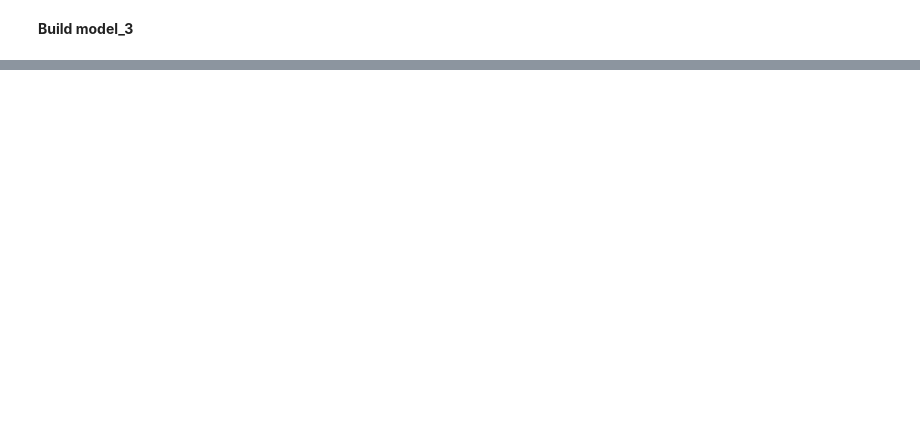
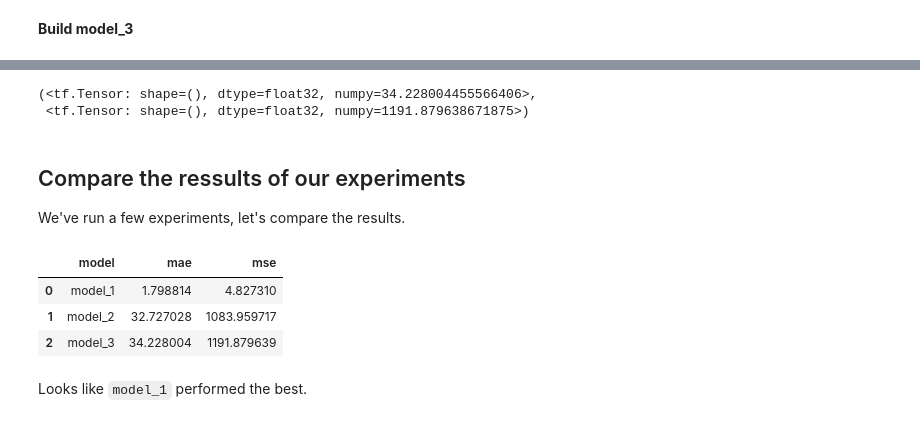
Before and after one commit to Z-9000/ML-DL_with_TensorFlow, a Jupyter notebook: 01TensorFlow.ipynb, the cells around one changed output, grey strips where cells are left out. Saved outputs shown, nothing was run; the diff lists cells and outputs as text; code cells hidden in the pictures; blank space fills up the shorter version.

```diff
--- a/01TensorFlow.ipynb
+++ b/01TensorFlow.ipynb
@@ -980,0 +979,17 @@ mae_2, mse_2
+# %%
+# Set random seed
+tf.random.set_seed(42)
+
+# 1. Create the  model
+model_3 = tf.keras.Sequential([
+    tf.keras.layers.Dense(10),
+    tf.keras.layers.Dense(1)
+])
+
+# 2. Compile the model
+model_3.compile(loss=tf.keras.losses.mae,
+                optimizer=tf.keras.optimizers.SGD(),
+                metrics=["mae"])
+
+# 3. Fit the model
+model_3.fit(tf.expand_dims(X_train, axis=-1), y_train, epochs=500, verbose=0)
@@ -980,0 +998,2 @@ mae_2, mse_2
+# %%
+y_pred=model_3.predict(X_test)
@@ -980,0 +1006,27 @@ mae_2, mse_2
+# %%
+mae_3 = mae(y_test, y_pred)
+mse_3 = mse(y_test, y_pred)
+mae_3, mse_3
+# %% [output]
+(<tf.Tensor: shape=(), dtype=float32, numpy=34.228004455566406>,
+ <tf.Tensor: shape=(), dtype=float32, numpy=1191.879638671875>)
+# %% [markdown]
+## Compare the ressults of our experiments
+We've run a few experiments, let's compare the results.
+# %%
+# We are going to compare our model's results using a pandas DataFrame
+import pandas as pd
+
+model_results = [["model_1", mae_1.numpy(), mse_1.numpy()],
+                 ["model_2", mae_2.numpy(), mse_2.numpy()],
+                 ["model_3", mae_3.numpy(), mse_3.numpy()]]
+
+all_results = pd.DataFrame(model_results, columns=["model", "mae", "mse"])
+all_results
+# %% [output]
+|  | model | mae | mse |
+| 0 | model_1 | 1.798814 | 4.827310 |
+| 1 | model_2 | 32.727028 | 1083.959717 |
+| 2 | model_3 | 34.228004 | 1191.879639 |
+# %% [markdown]
+Looks like `model_1` performed the best.
```
Also changed, not shown: parts of 32 cells of this notebook.
